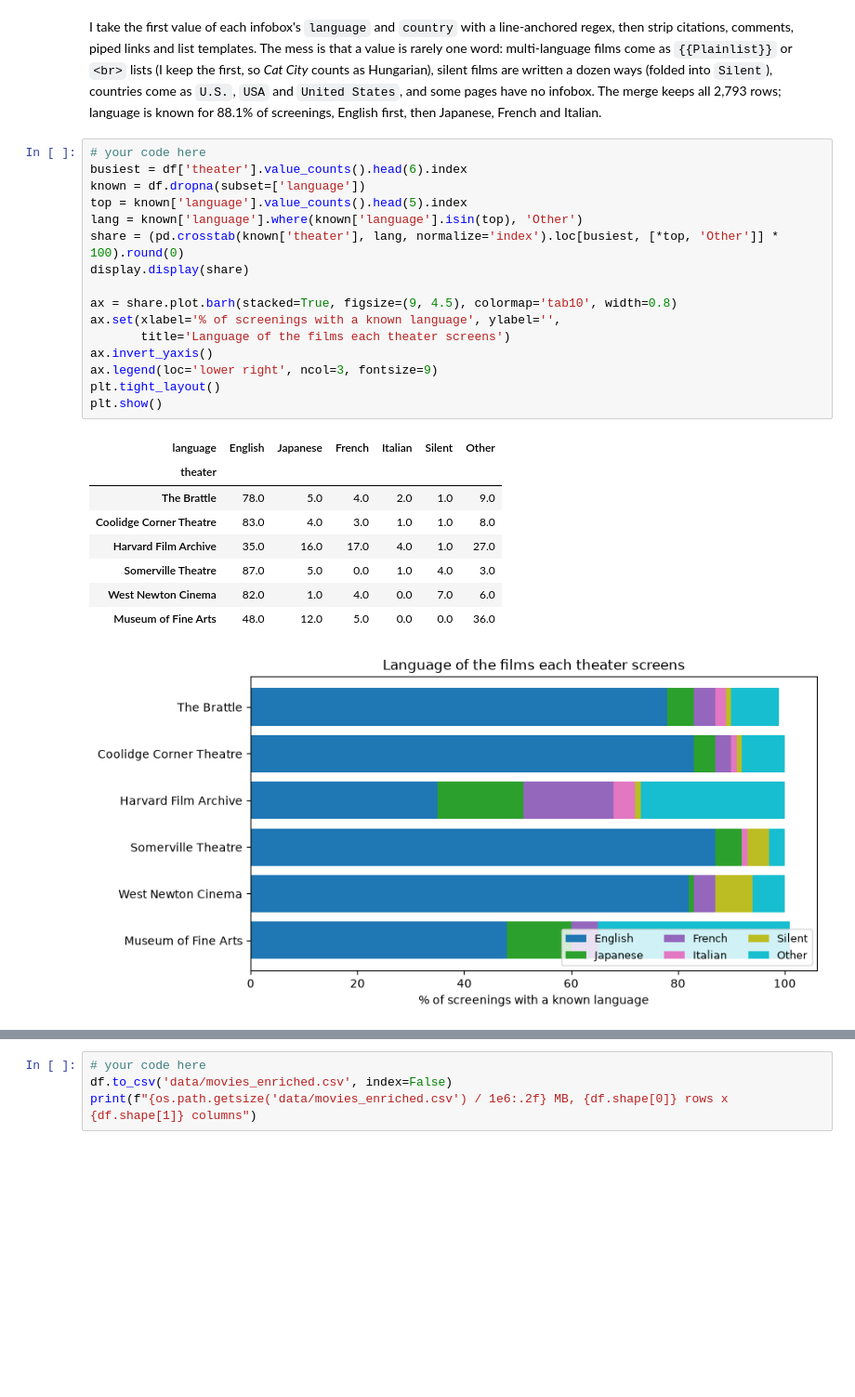
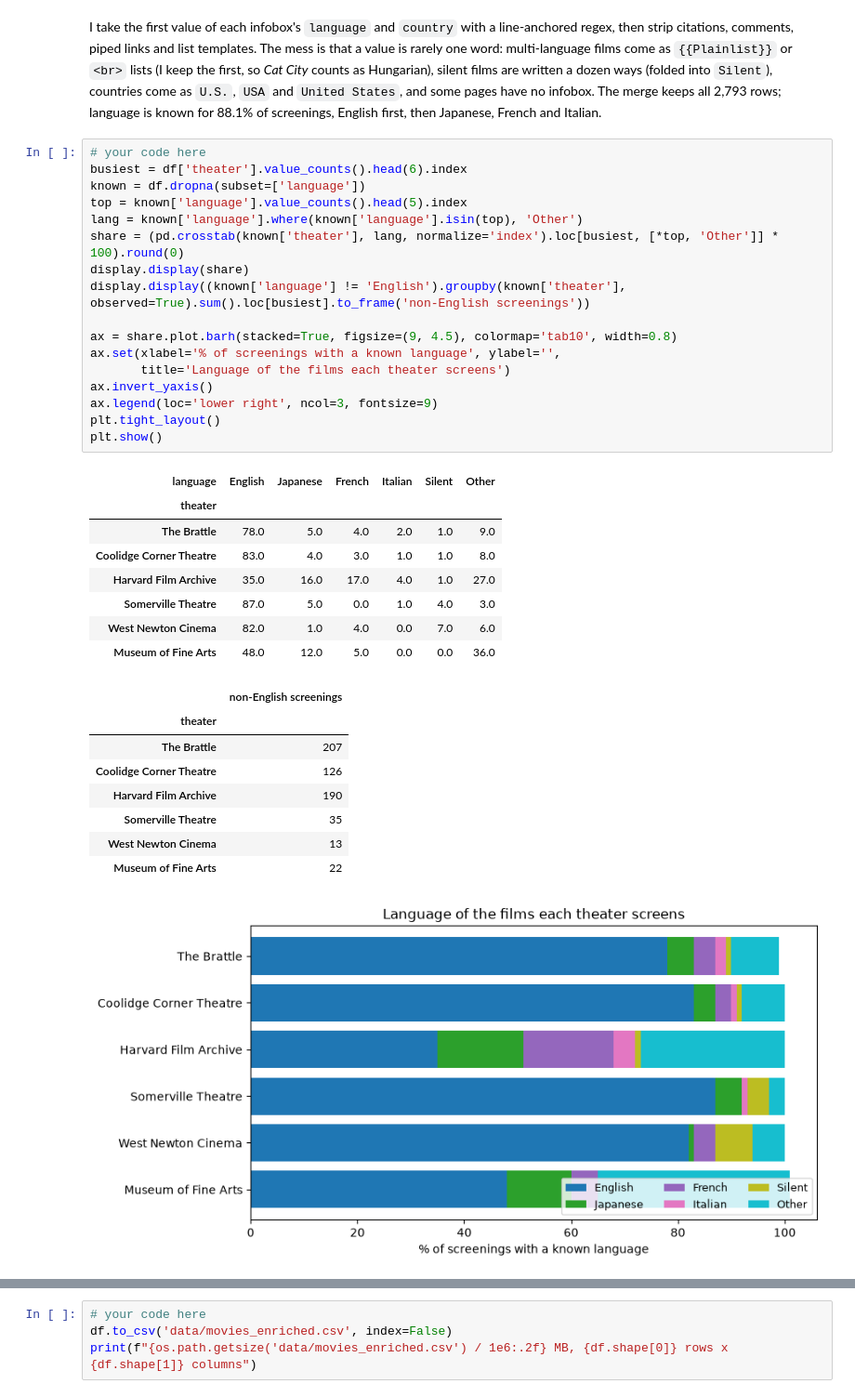
Before and after one commit to qqgjyx/AC-209A, a Jupyter notebook: homeworks/cs1090a_hw1/cs1090a_hw1.ipynb, the cells around one changed output, grey strips where cells are left out. Shown at 93% size. Cells and saved outputs as stored; diff of their text form; blank space fills up the shorter version.

```diff
--- a/homeworks/cs1090a_hw1/cs1090a_hw1.ipynb
+++ b/homeworks/cs1090a_hw1/cs1090a_hw1.ipynb
@@ -1014,28 +1014,37 @@ I take the first value of each infobox's `language` and `country` with a line-an
 # %%
 # your code here
 busiest = df['theater'].value_counts().head(6).index
 known = df.dropna(subset=['language'])
 top = known['language'].value_counts().head(5).index
 lang = known['language'].where(known['language'].isin(top), 'Other')
 share = (pd.crosstab(known['theater'], lang, normalize='index').loc[busiest, [*top, 'Other']] * 100).round(0)
 display.display(share)
+display.display((known['language'] != 'English').groupby(known['theater'], observed=True).sum().loc[busiest].to_frame('non-English screenings'))
 
 ax = share.plot.barh(stacked=True, figsize=(9, 4.5), colormap='tab10', width=0.8)
 ax.set(xlabel='% of screenings with a known language', ylabel='',
        title='Language of the films each theater screens')
 ax.invert_yaxis()
 ax.legend(loc='lower right', ncol=3, fontsize=9)
 plt.tight_layout()
 plt.show()
 # %% [output]
 | language | English | Japanese | French | Italian | Silent | Other |
 | theater |  |  |  |  |  |  |
 | The Brattle | 78.0 | 5.0 | 4.0 | 2.0 | 1.0 | 9.0 |
 | Coolidge Corner Theatre | 83.0 | 4.0 | 3.0 | 1.0 | 1.0 | 8.0 |
 | Harvard Film Archive | 35.0 | 16.0 | 17.0 | 4.0 | 1.0 | 27.0 |
 | Somerville Theatre | 87.0 | 5.0 | 0.0 | 1.0 | 4.0 | 3.0 |
 | West Newton Cinema | 82.0 | 1.0 | 4.0 | 0.0 | 7.0 | 6.0 |
 | Museum of Fine Arts | 48.0 | 12.0 | 5.0 | 0.0 | 0.0 | 36.0 |
+|  | non-English screenings |
+| theater |  |
+| The Brattle | 207 |
+| Coolidge Corner Theatre | 126 |
+| Harvard Film Archive | 190 |
+| Somerville Theatre | 35 |
+| West Newton Cinema | 13 |
+| Museum of Fine Arts | 22 |
 [figure]
 # %% [markdown]
 **Question.** Where does Boston screen films in a language other than English, and in which languages? Q5 showed the Brattle and the Coolidge dominate the count; do they also dominate non-English programming?
```
Also changed, not shown: parts of 6 cells of this notebook.
